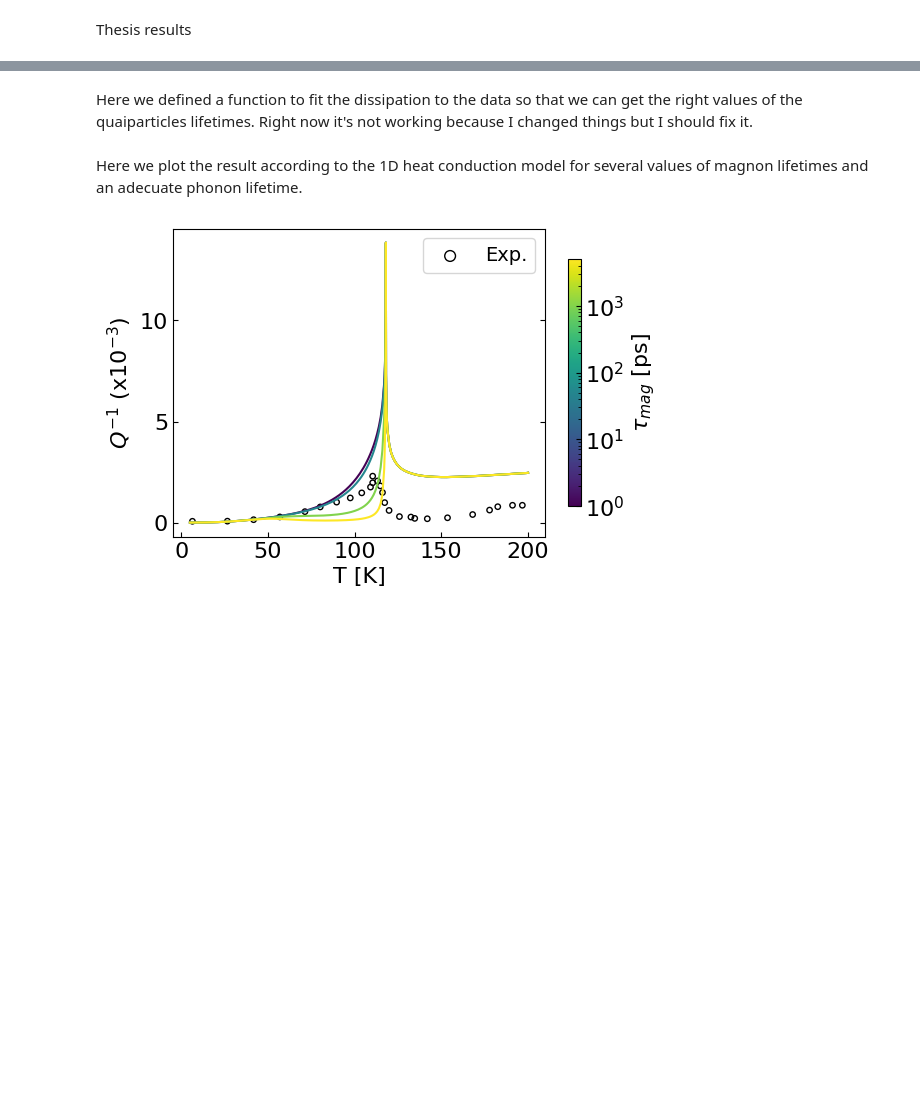
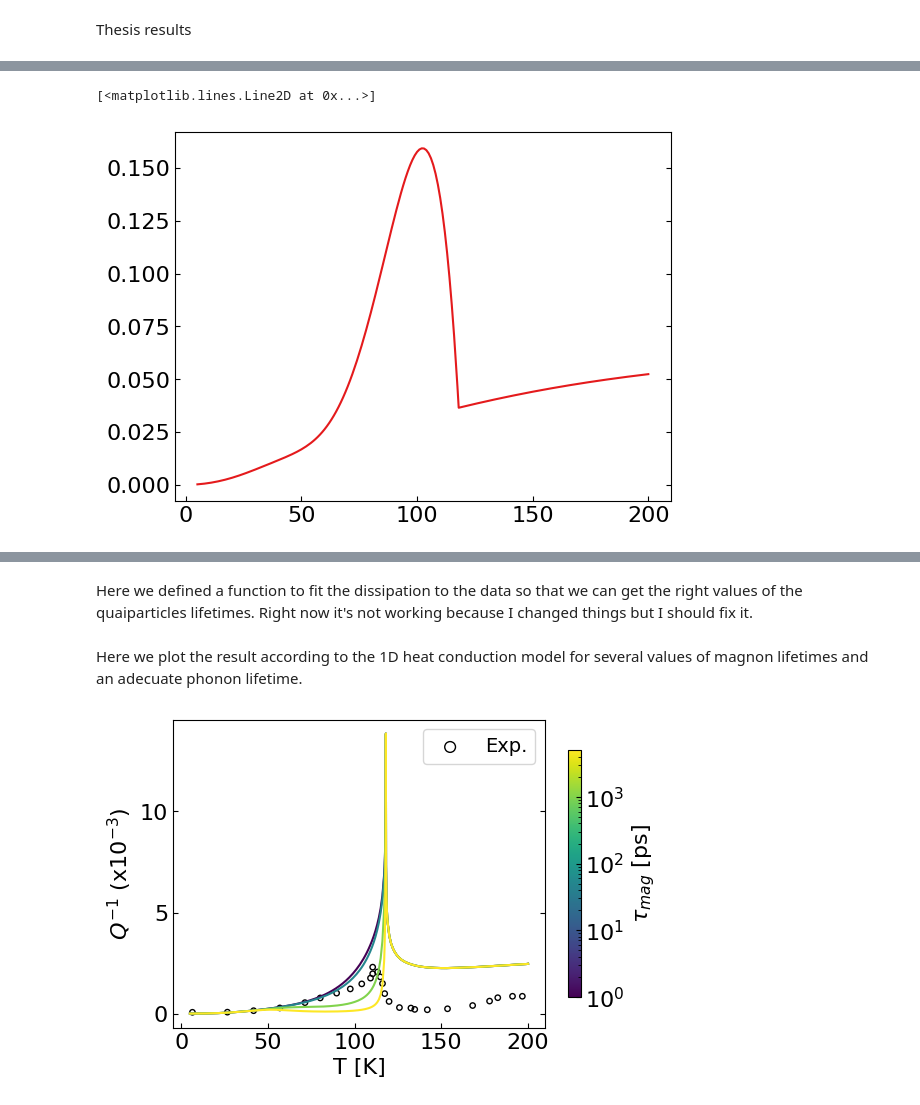
Before and after one commit to abermejillo/ted_anisotropy, a Jupyter notebook: anisotropic_dissipation_analysis.ipynb, the cells around one changed output, grey strips where cells are left out. Drawn from its saved outputs; the diff is of its cells as text; code cells hidden in the pictures; blank space fills up the shorter version.

```diff
--- a/anisotropic_dissipation_analysis.ipynb
+++ b/anisotropic_dissipation_analysis.ipynb
@@ -449,3 +400,9 @@ NameError: name 'Q_r' is not defined
+# %%
+kappa = (k_mag_vec[-1]/tau_mag_vec[-1]*(3*10**-9) + k_ph_vec [0])
+plt.plot(T,kappa)
+# %% [output]
+[<matplotlib.lines.Line2D at 0x...>]
+[figure, added]
 # %%
 fig, ax = plt.subplots(1,1,figsize=(6,4), dpi=100)
 ax.plot(T, Q_z*1000, label=r'$Z$')
```
Also changed, not shown: parts of 18 cells of this notebook, 4 other files.
